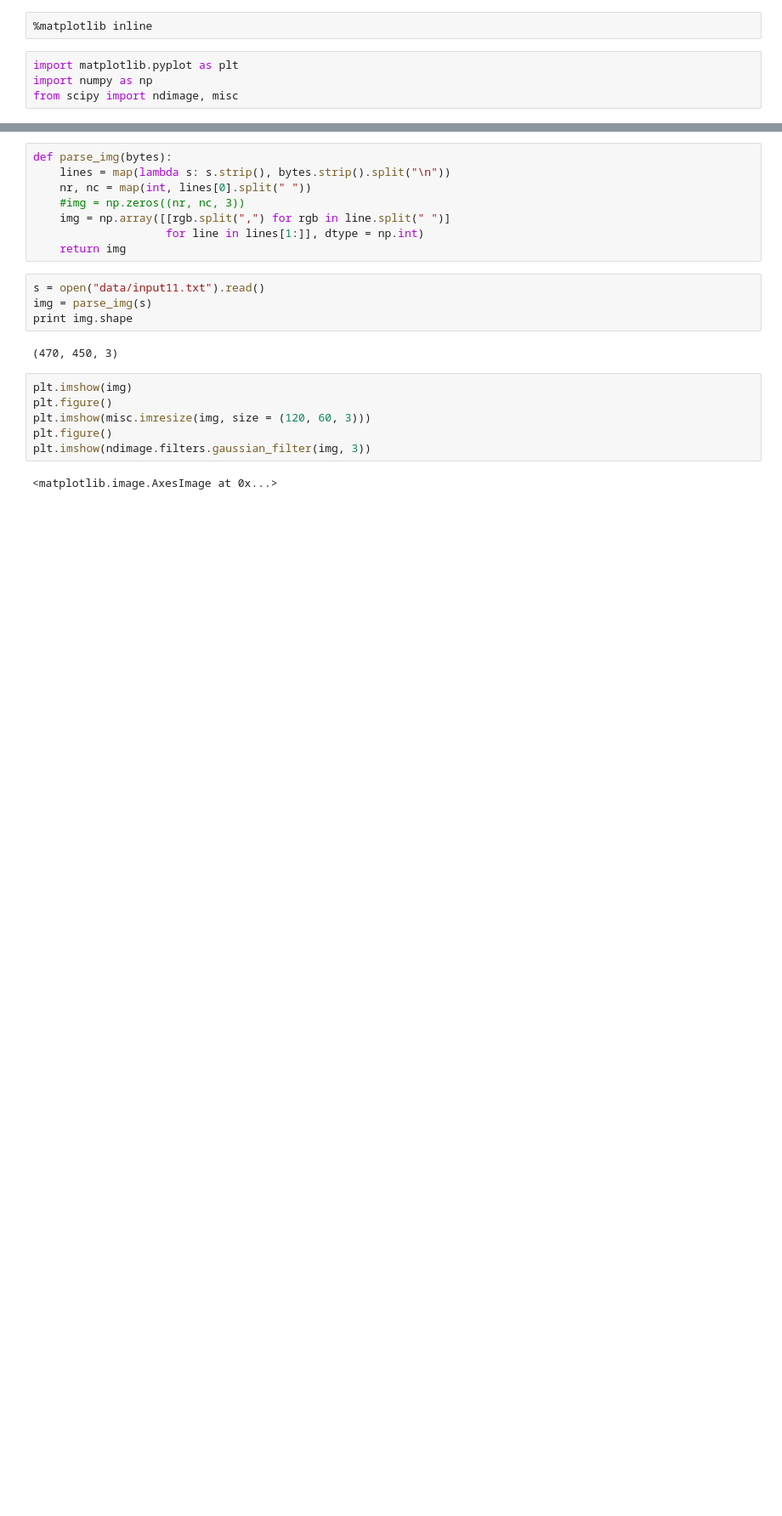
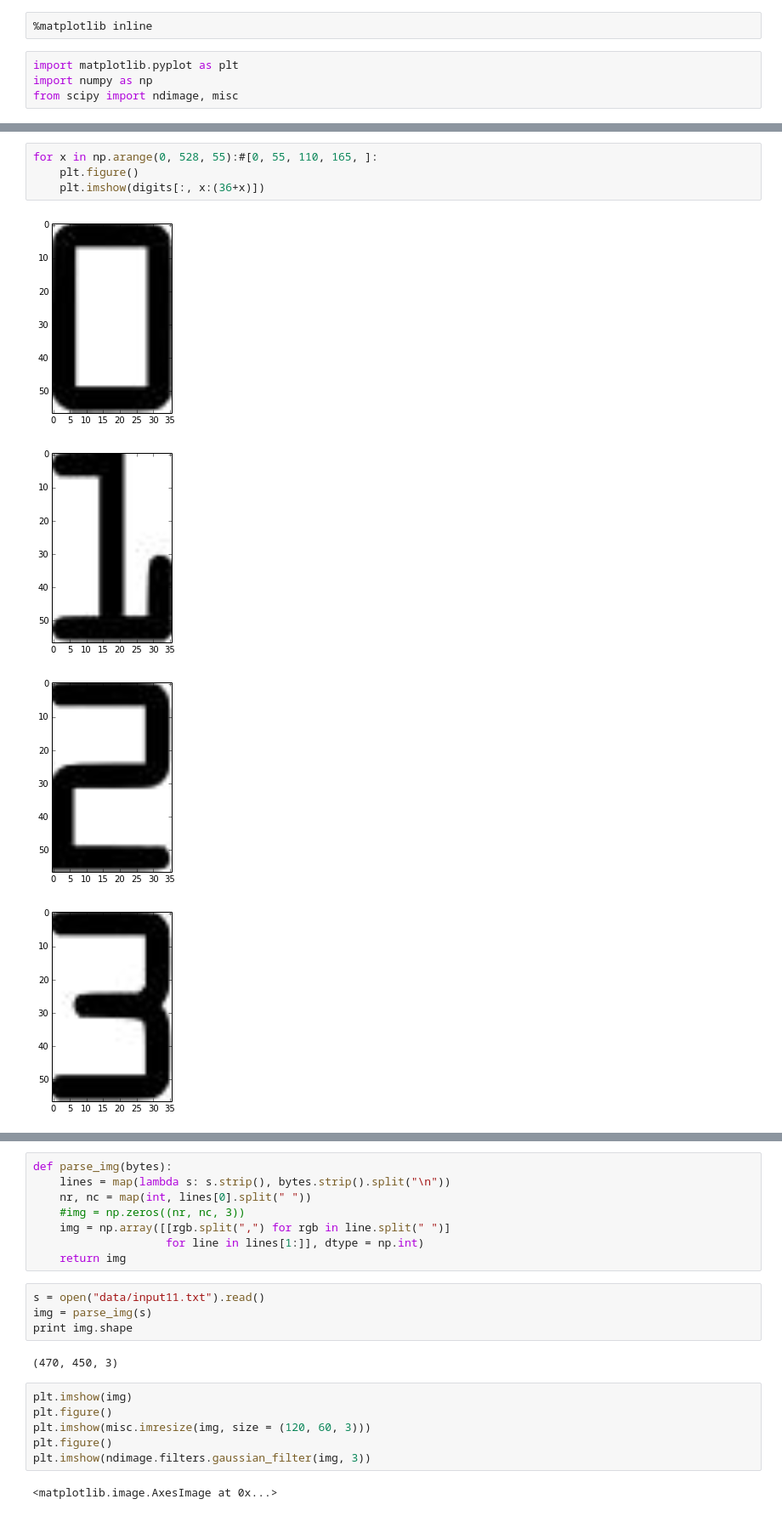
Before and after one commit to dolaameng/puzzles, a Jupyter notebook: hackerrank/ai/image-processing/digits/explore.ipynb, the cells around one changed output, grey strips where cells are left out. Shown at 85% size. Cells and saved outputs as stored; diff of their text form; blank space fills up the shorter version.

```diff
--- a/hackerrank/ai/image-processing/digits/explore.ipynb
+++ b/hackerrank/ai/image-processing/digits/explore.ipynb
@@ -6,0 +15,9 @@ from scipy import ndimage, misc
+# %%
+for x in np.arange(0, 528, 55):#[0, 55, 110, 165, ]:
+    plt.figure()
+    plt.imshow(digits[:, x:(36+x)])
+# %% [output]
+[figure, added]
+[figure, added]
+[figure, added]
+[figure, added]
```
Also changed, not shown: parts of 6 cells of this notebook, 1 other file.
